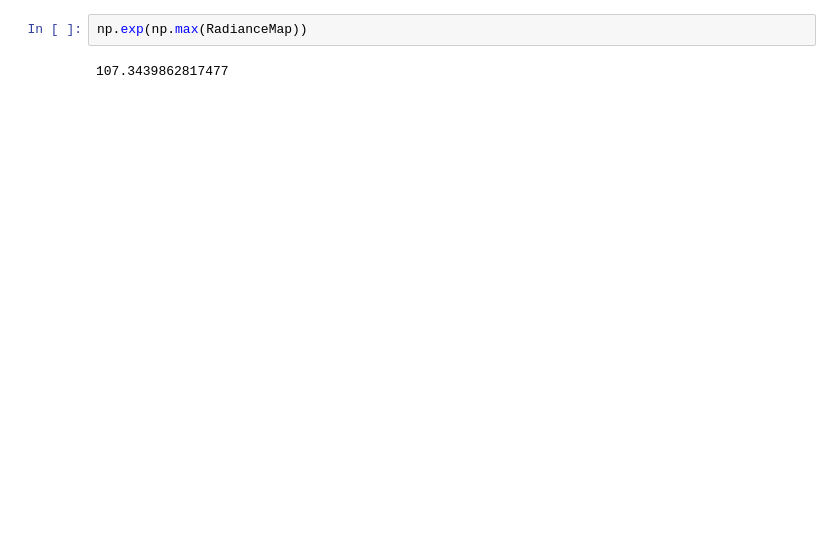
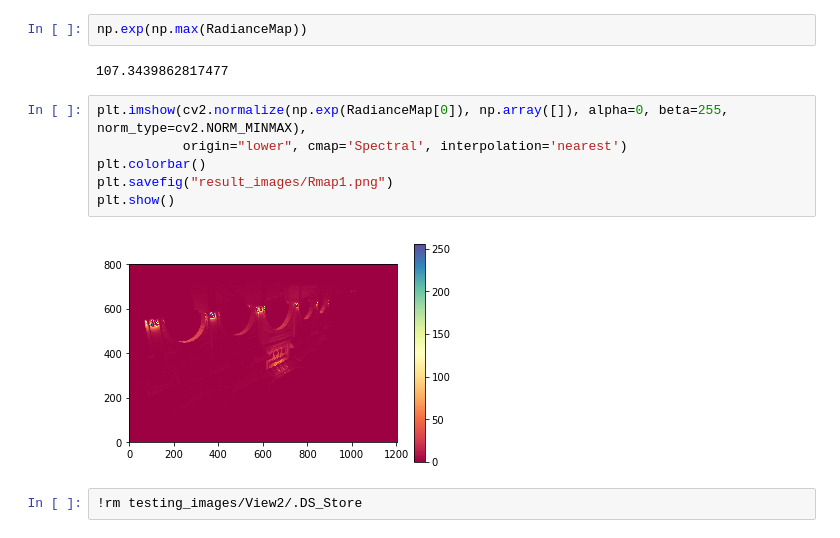
Before and after one commit to Nicetiesniceties/VFX, a Jupyter notebook: Hw1/HDR_bilateral.ipynb, the cells around one changed output. Saved outputs shown, nothing was run; the diff lists cells and outputs as text; blank space fills up the shorter version.

```diff
--- a/Hw1/HDR_bilateral.ipynb
+++ b/Hw1/HDR_bilateral.ipynb
@@ -291,3 +394,13 @@ base array [[1.74915235 1.74915235 1.74915235 ... 0.09303045 0.03669096 0.009433
 np.exp(np.max(RadianceMap))
 # %% [output]
 107.3439862817477
+# %%
+plt.imshow(cv2.normalize(np.exp(RadianceMap[0]), np.array([]), alpha=0, beta=255, norm_type=cv2.NORM_MINMAX),
+           origin="lower", cmap='Spectral', interpolation='nearest')
+plt.colorbar()
+plt.savefig("result_images/Rmap1.png")
+plt.show()
+# %% [output]
+[figure, added]
+# %%
+!rm testing_images/View2/.DS_Store
```
Also changed, not shown: parts of 8 cells of this notebook, 26 other files.
